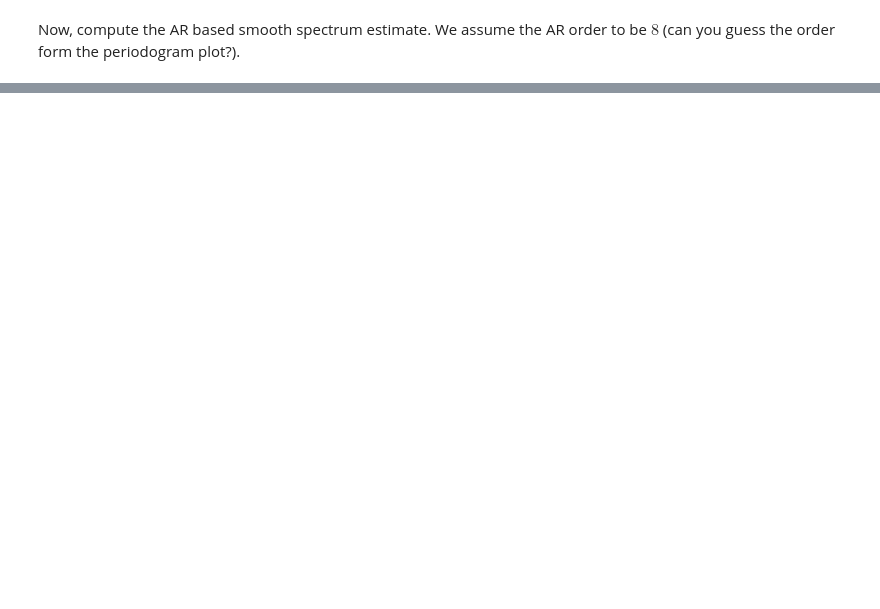
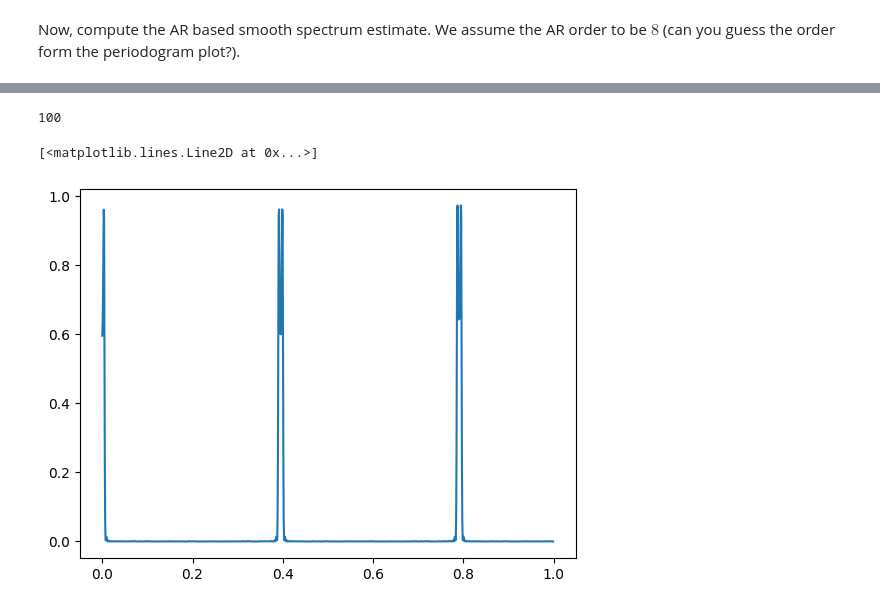
Before and after one commit to RoCKnD79/SSDP-LombScargle, a Jupyter notebook: RR/numEx_HeartRateVariability.ipynb, the cells around one changed output, grey strips where cells are left out. Cells and saved outputs as stored; diff of their text form; code cells hidden in the pictures; blank space fills up the shorter version.

```diff
--- a/RR/numEx_HeartRateVariability.ipynb
+++ b/RR/numEx_HeartRateVariability.ipynb
@@ -105,0 +111,23 @@ Text(0.5, 0, 'normalized frequencies')
+# %%
+from astropy.timeseries import LombScargle
+
+## Simulated Data
+rand = np.random.default_rng(42)
+#t = np.array(sorted(100 * rand.random(100)))
+t = np.linspace(0, 1, 100)
+print(len(t))
+
+# x(t) = sin(2 * pi * t / 100) + noise
+# we sample the sinusoid at 100 points but unevenly
+y = np.sin(2 * np.pi * t)  + 0.1 * rand.standard_normal(100)
+
+# LombScargle periodogram
+frequency, power = LombScargle(t, y).autopower()
+
+N = len(power)
+freqsNorm = np.arange(0,N)/N
+plt.plot(freqsNorm, power)
+# %% [output]
+100
+[<matplotlib.lines.Line2D at 0x...>]
+[figure, added]
```
Also changed, not shown: parts of 11 cells of this notebook.
